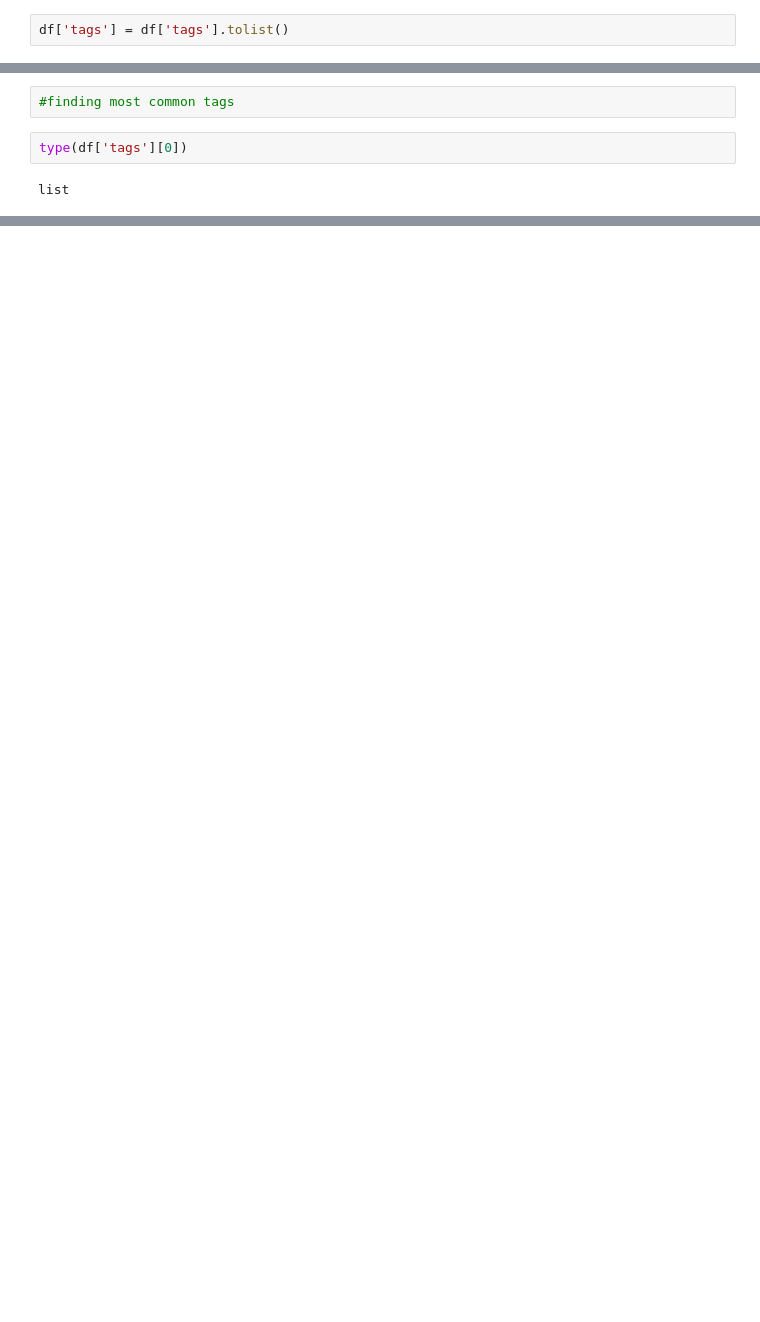
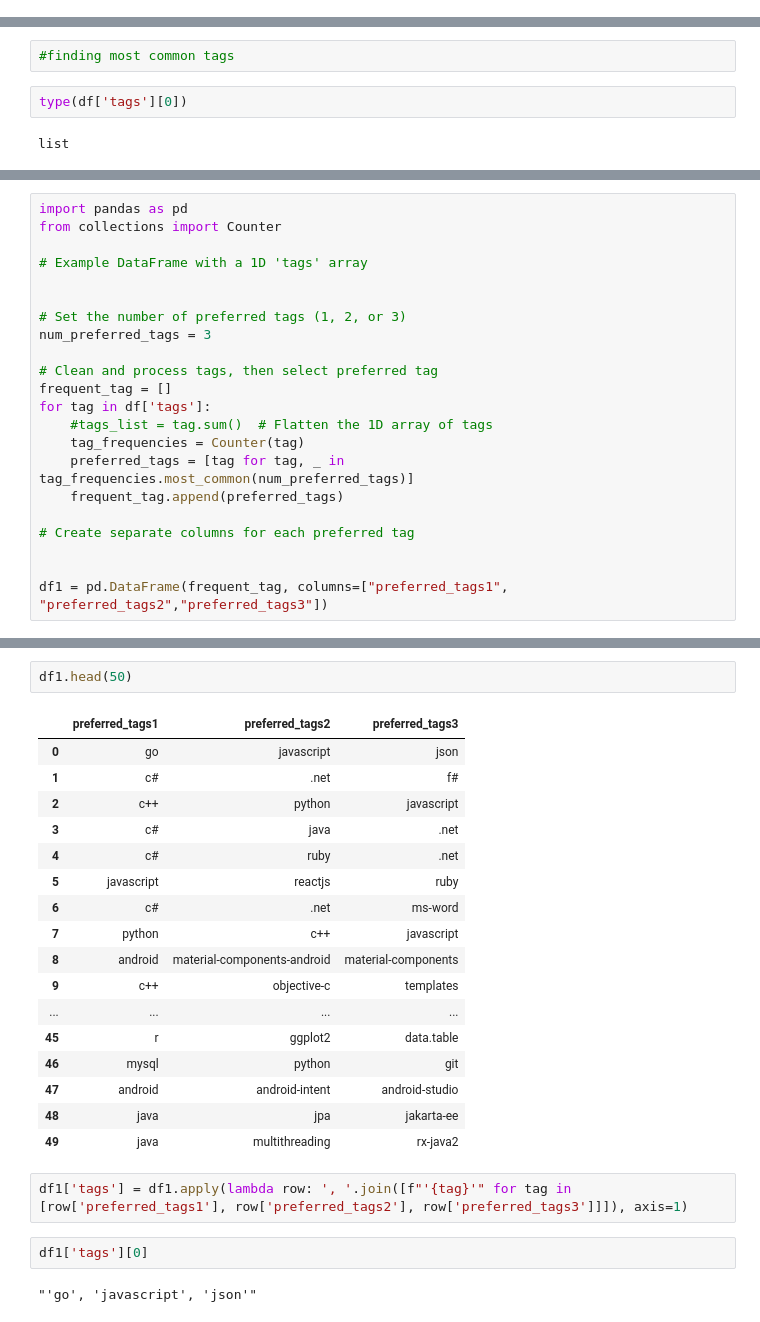
Before and after one commit to antussa2016/thesis_work, a Jupyter notebook: data_analysis/analysing_data.ipynb, the cells around one changed output, grey strips where cells are left out. Saved outputs shown, nothing was run; the diff lists cells and outputs as text; blank space fills up the shorter version.

```diff
--- a/data_analysis/analysing_data.ipynb
+++ b/data_analysis/analysing_data.ipynb
@@ -75,8 +69,6 @@ df.head(1)
 # %%
 df['tags'] = df['answer_tag'] + df['question_tag']
 df['tags'] = [value.replace('][', ',') for value in df['tags']]
-# %%
-df['tags'] = df['tags'].tolist()
 # %%
 
 import ast
@@ -144,0 +114,22 @@ most_common_tags = tag_frequencies.most_common(num_most_common)
+# %%
+import pandas as pd
+from collections import Counter
+
+# Example DataFrame with a 1D 'tags' array
+
+
+# Set the number of preferred tags (1, 2, or 3)
+num_preferred_tags = 3
+
+# Clean and process tags, then select preferred tag
+frequent_tag = []
+for tag in df['tags']:
+    #tags_list = tag.sum()  # Flatten the 1D array of tags
+    tag_frequencies = Counter(tag)
+    preferred_tags = [tag for tag, _ in tag_frequencies.most_common(num_preferred_tags)]
+    frequent_tag.append(preferred_tags)
+
+# Create separate columns for each preferred tag
+
+
+df1 = pd.DataFrame(frequent_tag, columns=["preferred_tags1", "preferred_tags2","preferred_tags3"])
@@ -144,0 +217,26 @@ most_common_tags = tag_frequencies.most_common(num_most_common)
+# %%
+df1.head(50)
+# %% [output]
+|  | preferred_tags1 | preferred_tags2 | preferred_tags3 |
+| 0 | go | javascript | json |
+| 1 | c# | .net | f# |
+| 2 | c++ | python | javascript |
+| 3 | c# | java | .net |
+| 4 | c# | ruby | .net |
+| 5 | javascript | reactjs | ruby |
+| 6 | c# | .net | ms-word |
+| 7 | python | c++ | javascript |
+| 8 | android | material-components-android | material-components |
+| 9 | c++ | objective-c | templates |
+| ... | ... | ... | ... |
+| 45 | r | ggplot2 | data.table |
+| 46 | mysql | python | git |
+| 47 | android | android-intent | android-studio |
+| 48 | java | jpa | jakarta-ee |
+| 49 | java | multithreading | rx-java2 |
+# %%
+df1['tags'] = df1.apply(lambda row: ', '.join([f"'{tag}'" for tag in [row['preferred_tags1'], row['preferred_tags2'], row['preferred_tags3']]]), axis=1)
+# %%
+df1['tags'][0]
+# %% [output]
+"'go', 'javascript', 'json'"
```
Also changed, not shown: parts of 11 cells of this notebook.
